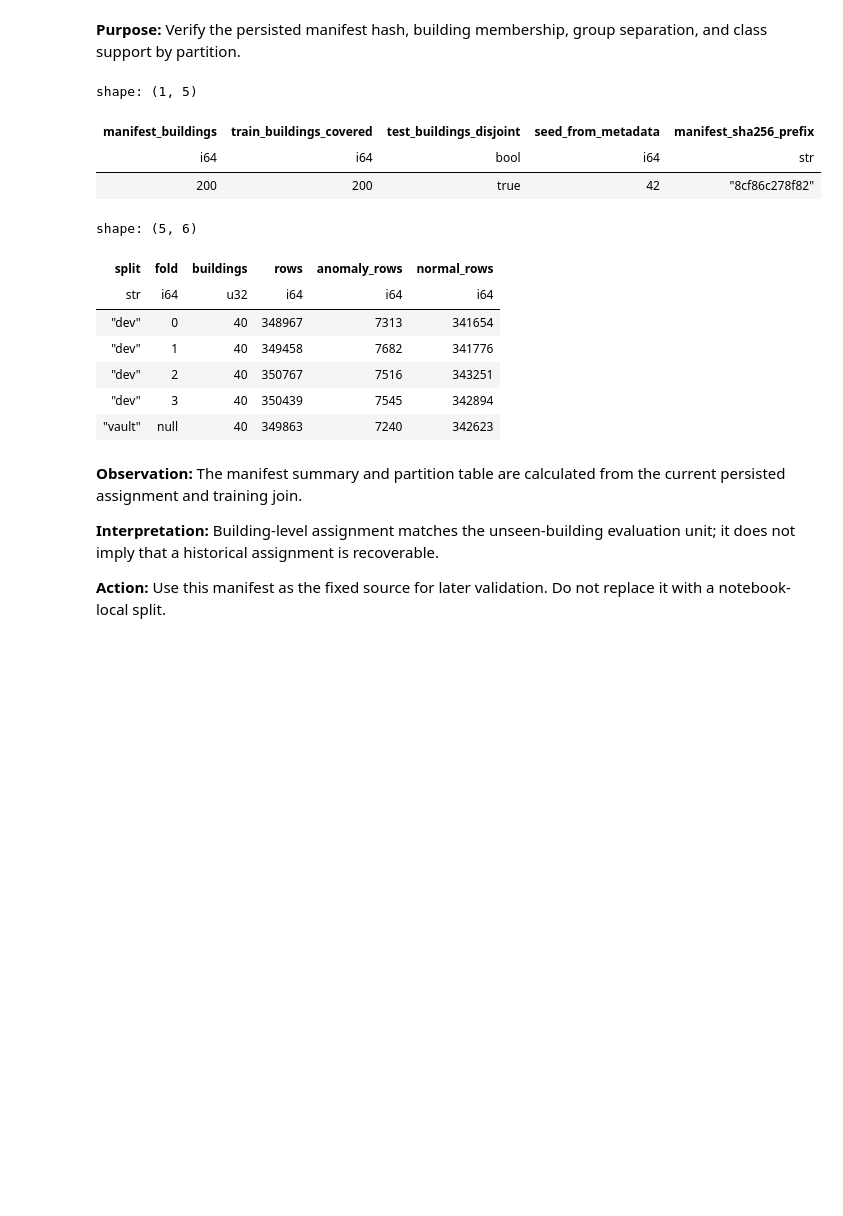
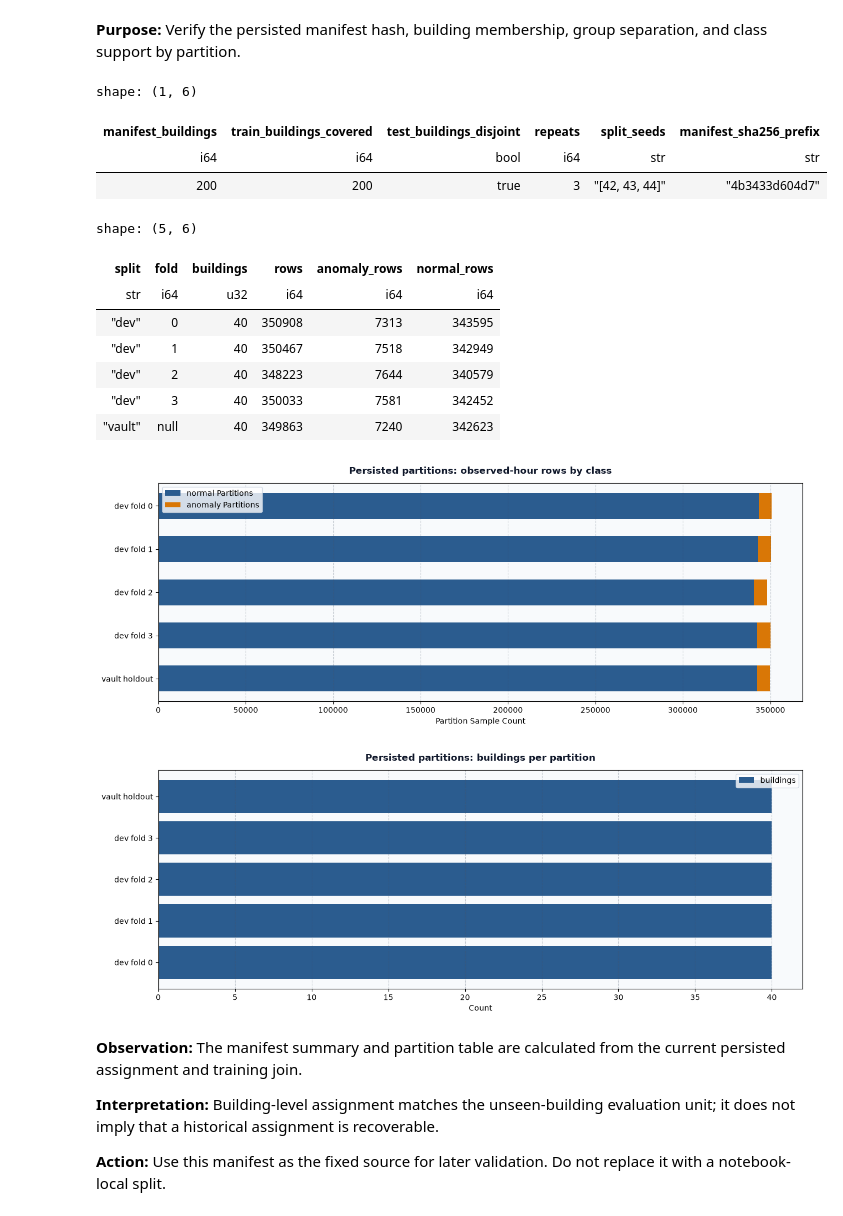
Before and after one commit to furkan-uzmez/Kaggle_Large-scale_Energy_Anomaly_Detection, a Jupyter notebook: notebooks/01_data_understanding.ipynb, the cells around one changed output. Drawn from its saved outputs; the diff is of its cells as text; code cells hidden in the pictures; blank space fills up the shorter version.

Commit message:
feat(notebooks): update Notebook 01 and 02 with 4x3 repeated split and baseline review

```diff
--- a/notebooks/01_data_understanding.ipynb
+++ b/notebooks/01_data_understanding.ipynb
@@ -447,51 +956,73 @@ The training assignment is loaded from `outputs/splits/building_folds.parquet`;
 # %%
 split_manifest = pl.read_parquet(split_path)
 split_metadata = json.loads(split_metadata_path.read_text(encoding='utf-8'))
 required_manifest_columns = {'building_id', 'split', 'fold', 'row_count', 'anomaly_count', 'normal_count'}
 if not required_manifest_columns.issubset(split_manifest.columns):
     raise ValueError('Persisted building manifest is missing assignment or support fields')
-if split_manifest.get_column('building_id').n_unique() != split_manifest.height:
-    raise ValueError('Persisted manifest must contain one row per building')
+is_repeated = 'repeat' in split_manifest.columns
+if is_repeated:
+    if split_manifest.select(['repeat', 'building_id']).is_duplicated().any():
+        raise ValueError('Persisted repeated manifest contains duplicate building/repeat assignments')
+    if split_manifest.get_column('building_id').n_unique() != 200:
+        raise ValueError('Persisted manifest must cover 200 unique buildings')
+else:
+    if split_manifest.get_column('building_id').n_unique() != split_manifest.height:
+        raise ValueError('Persisted manifest must contain one row per building')
 manifest_hash = compute_file_sha256(split_path)
-expected_hash = split_metadata.get('artifacts', {}).get('building_folds_sha256')
+expected_hash = split_metadata.get('family_sha256') or split_metadata.get('artifacts', {}).get('building_folds_sha256')
 if manifest_hash != expected_hash:
     raise ValueError('Persisted building manifest does not match its recorded hash')
 training_buildings = set(train_joined.select('building_id').unique().collect(engine='streaming')
                          .get_column('building_id').to_list())
 test_buildings = set(test_joined.select('building_id').unique().collect(engine='streaming')
                      .get_column('building_id').to_list())
 manifest_buildings = set(split_manifest.get_column('building_id').to_list())
 if manifest_buildings != training_buildings:
     raise ValueError('Persisted manifest does not cover current training buildings exactly')
 if manifest_buildings.intersection(test_buildings):
     raise ValueError('A test building appears in the training split manifest')
-partition_support = (split_manifest.group_by(['split', 'fold'], maintain_order=True)
+single_rep = split_manifest.filter(pl.col('repeat') == 0) if is_repeated else split_manifest
+partition_support = (single_rep.group_by(['split', 'fold'], maintain_order=True)
     .agg(pl.len().alias('buildings'), pl.col('row_count').sum().alias('rows'),
          pl.col('anomaly_count').sum().alias('anomaly_rows'),
          pl.col('normal_count').sum().alias('normal_rows'))
     .sort(['split', 'fold'], nulls_last=True))
 if partition_support.filter((pl.col('anomaly_rows') == 0) | (pl.col('normal_rows') == 0)).height:
     raise ValueError('Every persisted partition must retain both target classes')
-split_review = pl.DataFrame([{'manifest_buildings': split_manifest.height,
+split_review = pl.DataFrame([{'manifest_buildings': split_manifest.get_column('building_id').n_unique(),
     'train_buildings_covered': len(training_buildings),
     'test_buildings_disjoint': not manifest_buildings.intersection(test_buildings),
-    'seed_from_metadata': split_metadata.get('seed'),
+    'repeats': split_metadata.get('repeats', 1),
+    'split_seeds': str(split_metadata.get('split_seeds', [split_metadata.get('seed')])),
     'manifest_sha256_prefix': manifest_hash[:12]}])
 display(split_review)
 display(partition_support)
+
+show_figure(plot_fold_composition(
+    {(f"dev fold {row['fold']}" if row['split'] == 'dev' else 'vault holdout'):
+        {'normal': int(row['normal_rows']), 'anomaly': int(row['anomaly_rows'])}
+     for row in partition_support.to_dicts()},
+    'Persisted partitions: observed-hour rows by class'))
+show_figure(plot_comparative_count_bars(
+    {(f"dev fold {row['fold']}" if row['split'] == 'dev' else 'vault holdout'):
+        {'buildings': int(row['buildings'])}
+     for row in partition_support.to_dicts()},
+    'Persisted partitions: buildings per partition'))
 # %% [output]
-shape: (1, 5)
+shape: (1, 6)
-| manifest_buildings | train_buildings_covered | test_buildings_disjoint | seed_from_metadata | manifest_sha256_prefix |
-| i64 | i64 | bool | i64 | str |
-| 200 | 200 | true | 42 | "8cf86c278f82" |
+| manifest_buildings | train_buildings_covered | test_buildings_disjoint | repeats | split_seeds | manifest_sha256_prefix |
+| i64 | i64 | bool | i64 | str | str |
+| 200 | 200 | true | 3 | "[42, 43, 44]" | "4b3433d604d7" |
 shape: (5, 6)
 | split | fold | buildings | rows | anomaly_rows | normal_rows |
 | str | i64 | u32 | i64 | i64 | i64 |
-| "dev" | 0 | 40 | 348967 | 7313 | 341654 |
-| "dev" | 1 | 40 | 349458 | 7682 | 341776 |
-| "dev" | 2 | 40 | 350767 | 7516 | 343251 |
-| "dev" | 3 | 40 | 350439 | 7545 | 342894 |
+| "dev" | 0 | 40 | 350908 | 7313 | 343595 |
+| "dev" | 1 | 40 | 350467 | 7518 | 342949 |
+| "dev" | 2 | 40 | 348223 | 7644 | 340579 |
+| "dev" | 3 | 40 | 350033 | 7581 | 342452 |
 | "vault" | null | 40 | 349863 | 7240 | 342623 |
+[figure, added]
+[figure, added]
 # %% [markdown]
 **Observation:** The manifest summary and partition table are calculated from the current persisted assignment and training join.
 
```
Also changed, not shown: parts of 19 cells of this notebook, 4 other files.
